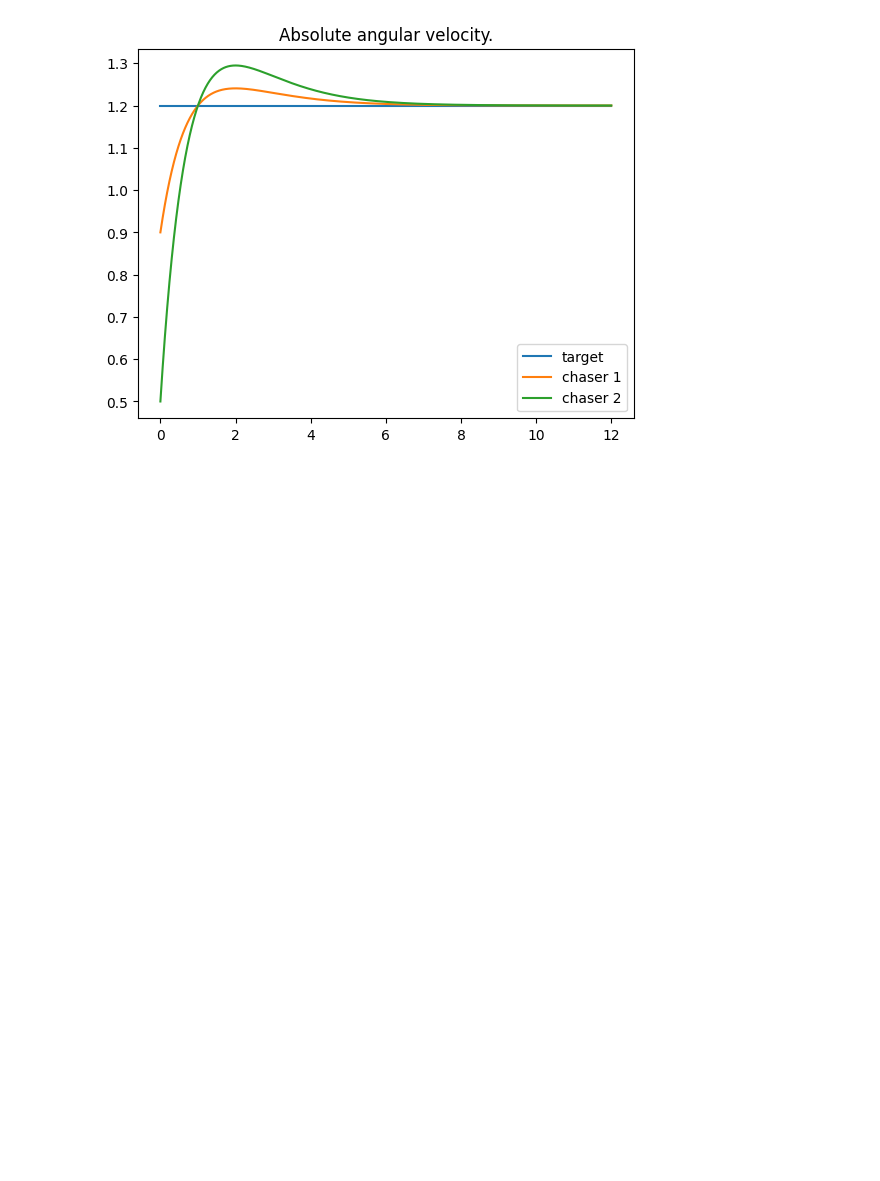
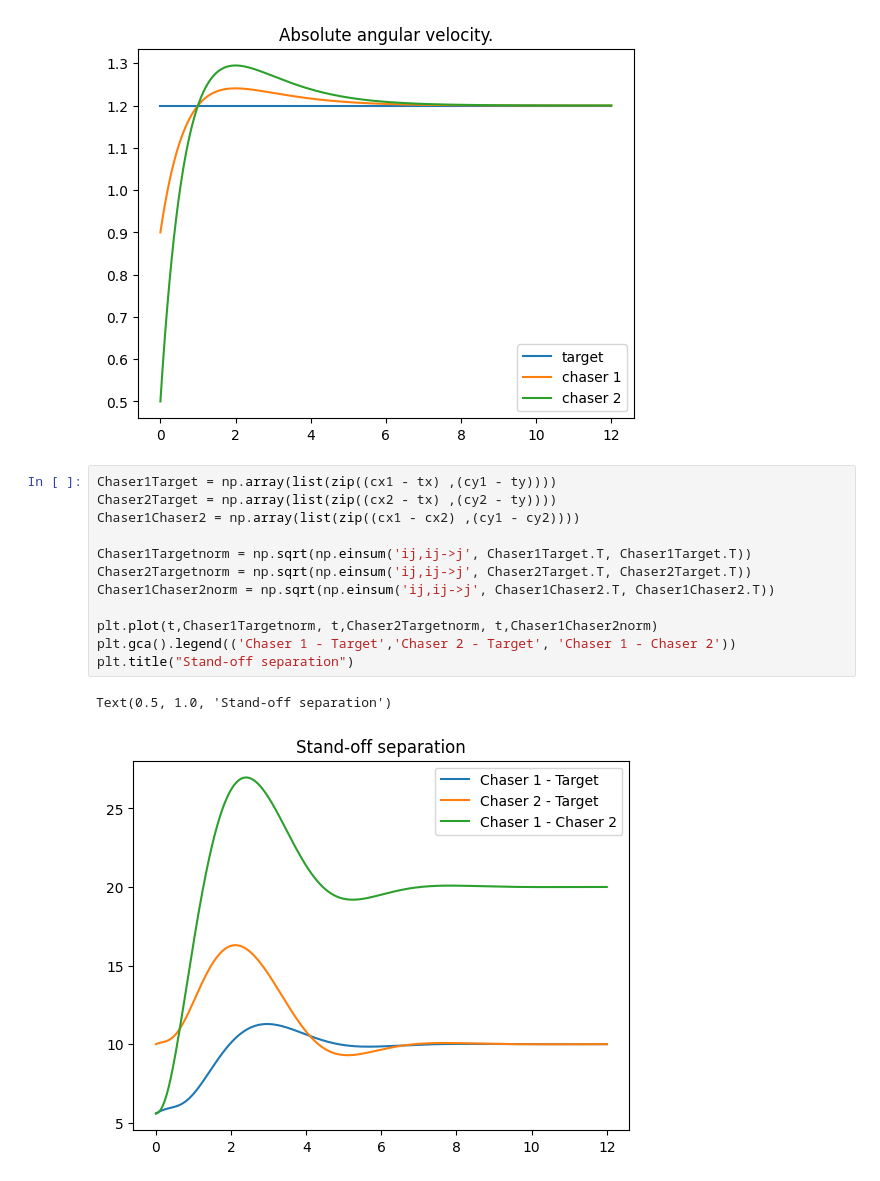
Before and after one commit to Eddy-Morgan/Close-Range-Rendezvous-with-a-Moving-Target, a Jupyter notebook: Dual-chaser rendezvous.ipynb, the cells around one changed output. Cells and saved outputs as stored; diff of their text form; blank space fills up the shorter version.

```diff
--- a/Dual-chaser rendezvous..ipynb
+++ b/Dual-chaser rendezvous.ipynb
@@ -176,3 +187,18 @@ plt.title("Absolute angular velocity.")
 # %% [output]
 Text(0.5, 1.0, 'Absolute angular velocity.')
 [figure]
+# %%
+Chaser1Target = np.array(list(zip((cx1 - tx) ,(cy1 - ty))))
+Chaser2Target = np.array(list(zip((cx2 - tx) ,(cy2 - ty))))
+Chaser1Chaser2 = np.array(list(zip((cx1 - cx2) ,(cy1 - cy2))))
+
+Chaser1Targetnorm = np.sqrt(np.einsum('ij,ij->j', Chaser1Target.T, Chaser1Target.T))
+Chaser2Targetnorm = np.sqrt(np.einsum('ij,ij->j', Chaser2Target.T, Chaser2Target.T))
+Chaser1Chaser2norm = np.sqrt(np.einsum('ij,ij->j', Chaser1Chaser2.T, Chaser1Chaser2.T))
+
+plt.plot(t,Chaser1Targetnorm, t,Chaser2Targetnorm, t,Chaser1Chaser2norm)
+plt.gca().legend(('Chaser 1 - Target','Chaser 2 - Target', 'Chaser 1 - Chaser 2'))
+plt.title("Stand-off separation")
+# %% [output]
+Text(0.5, 1.0, 'Stand-off separation')
+[figure, added]
```
Also changed, not shown: parts of 16 cells of this notebook, 2 other files.
